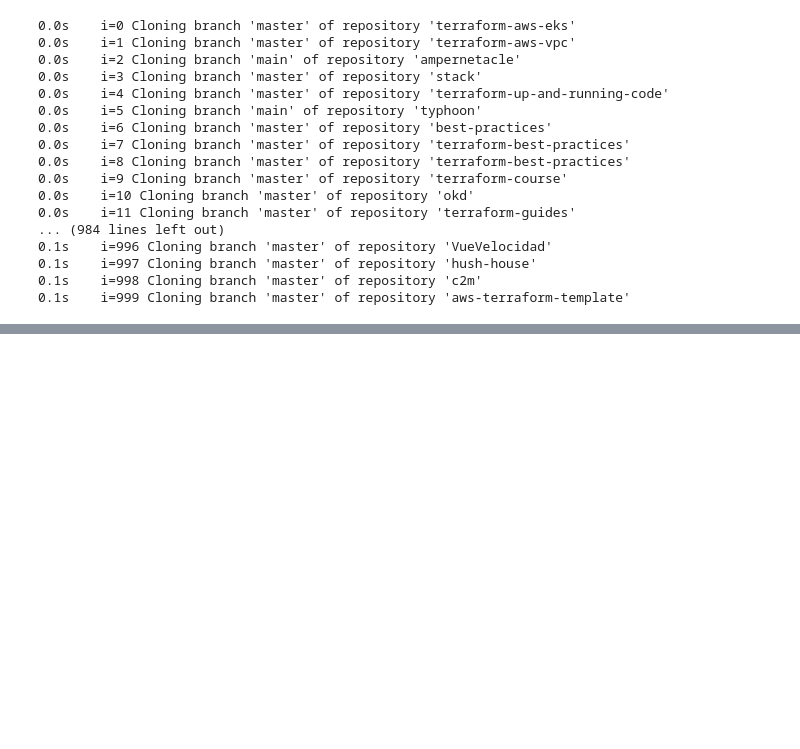
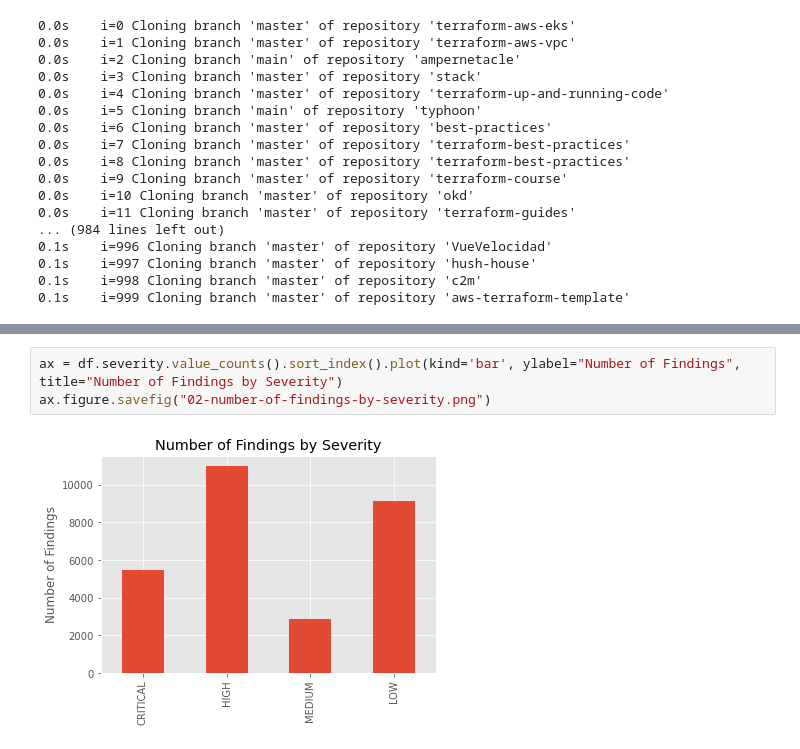
Before and after one commit to cloudlines-de/cloudlines-blog-resources, a Jupyter notebook: terraform-security-issues/The Most Common Terraform Security Issues in 1000 GitHub Open Source Projects.ipynb, the cells around one changed output, grey strips where cells are left out. Drawn from its saved outputs; the diff is of its cells as text; blank space fills up the shorter version.

```diff
--- a/terraform-security-issues/The Most Common Terraform Security Issues in 1000 GitHub Open Source Projects.ipynb
+++ b/terraform-security-issues/The Most Common Terraform Security Issues in 1000 GitHub Open Source Projects.ipynb
@@ -197,0 +265,5 @@ df.head()
+# %%
+ax = df.severity.value_counts().sort_index().plot(kind='bar', ylabel="Number of Findings", title="Number of Findings by Severity")
+ax.figure.savefig("02-number-of-findings-by-severity.png")
+# %% [output]
+[figure, added]
```
Also changed, not shown: parts of 13 cells of this notebook, 4 other files.
